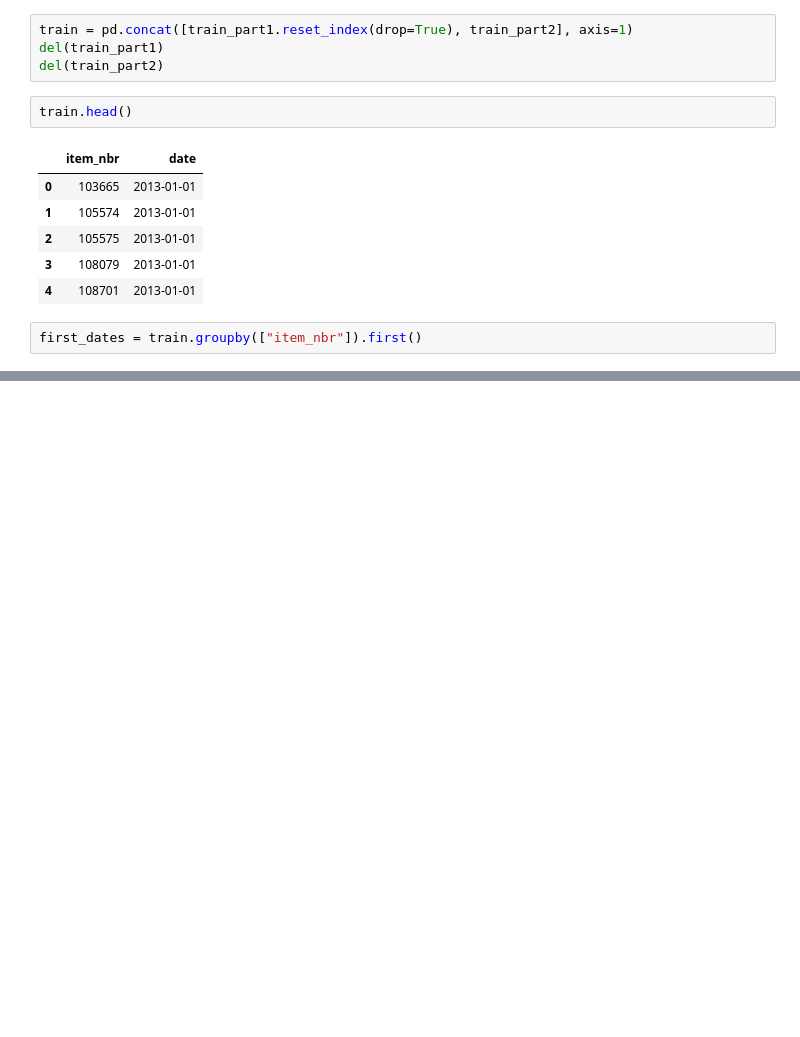
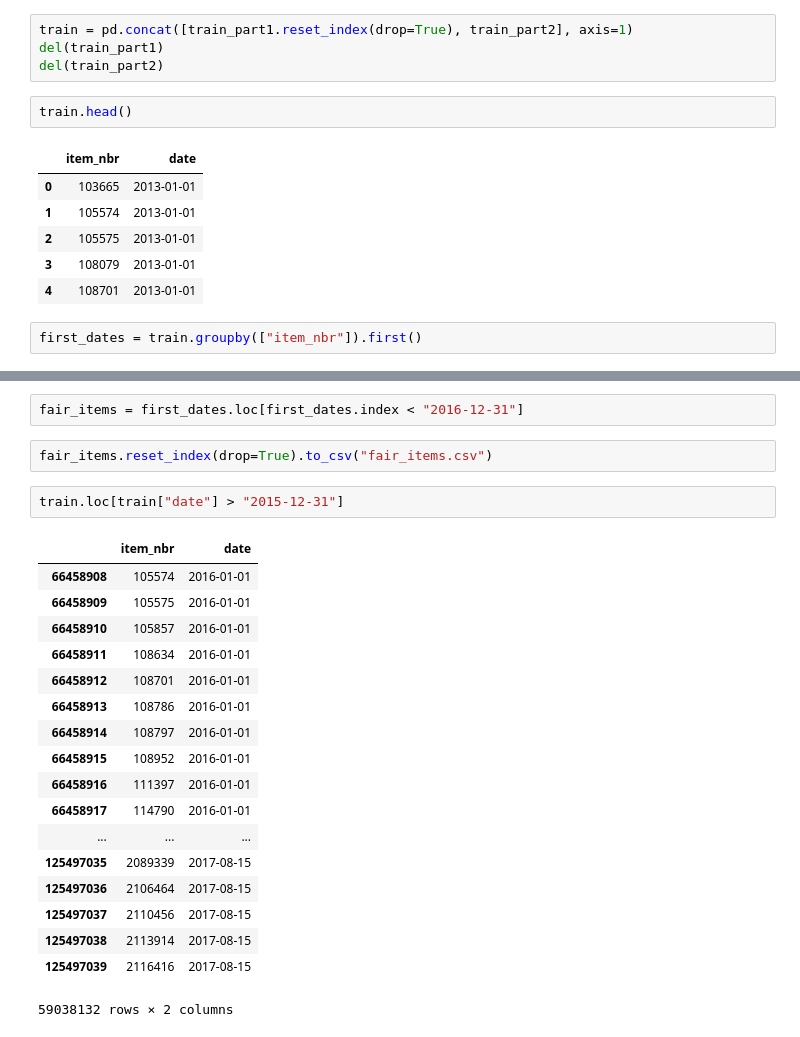
Before and after one commit to CornellDataScience/Kaggle-FA17, a Jupyter notebook: market/Jo/jo_sandbox.ipynb, the cells around one changed output, grey strips where cells are left out. Drawn from its saved outputs; the diff is of its cells as text; blank space fills up the shorter version.

```diff
--- a/market/Jo/jo_sandbox.ipynb
+++ b/market/Jo/jo_sandbox.ipynb
@@ -130,0 +178,25 @@ plt.show()
+# %%
+fair_items = first_dates.loc[first_dates.index < "2016-12-31"]
+# %%
+fair_items.reset_index(drop=True).to_csv("fair_items.csv")
+# %%
+train.loc[train["date"] > "2015-12-31"]
+# %% [output]
+|  | item_nbr | date |
+| 66458908 | 105574 | 2016-01-01 |
+| 66458909 | 105575 | 2016-01-01 |
+| 66458910 | 105857 | 2016-01-01 |
+| 66458911 | 108634 | 2016-01-01 |
+| 66458912 | 108701 | 2016-01-01 |
+| 66458913 | 108786 | 2016-01-01 |
+| 66458914 | 108797 | 2016-01-01 |
+| 66458915 | 108952 | 2016-01-01 |
+| 66458916 | 111397 | 2016-01-01 |
+| 66458917 | 114790 | 2016-01-01 |
+| ... | ... | ... |
+| 125497035 | 2089339 | 2017-08-15 |
+| 125497036 | 2106464 | 2017-08-15 |
+| 125497037 | 2110456 | 2017-08-15 |
+| 125497038 | 2113914 | 2017-08-15 |
+| 125497039 | 2116416 | 2017-08-15 |
+59038132 rows × 2 columns
```
Also changed, not shown: parts of 6 cells of this notebook, 13 other files.
